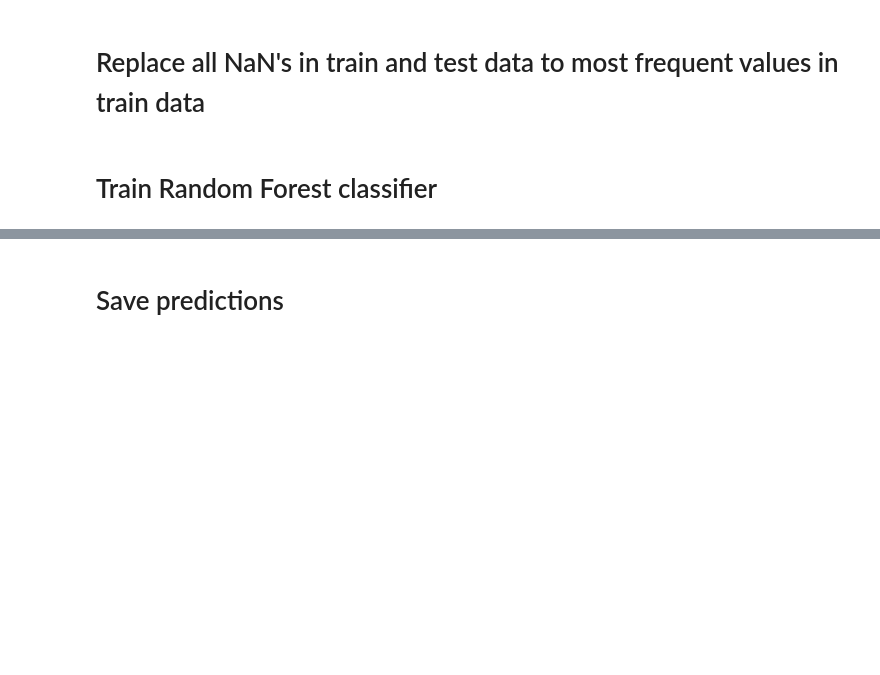
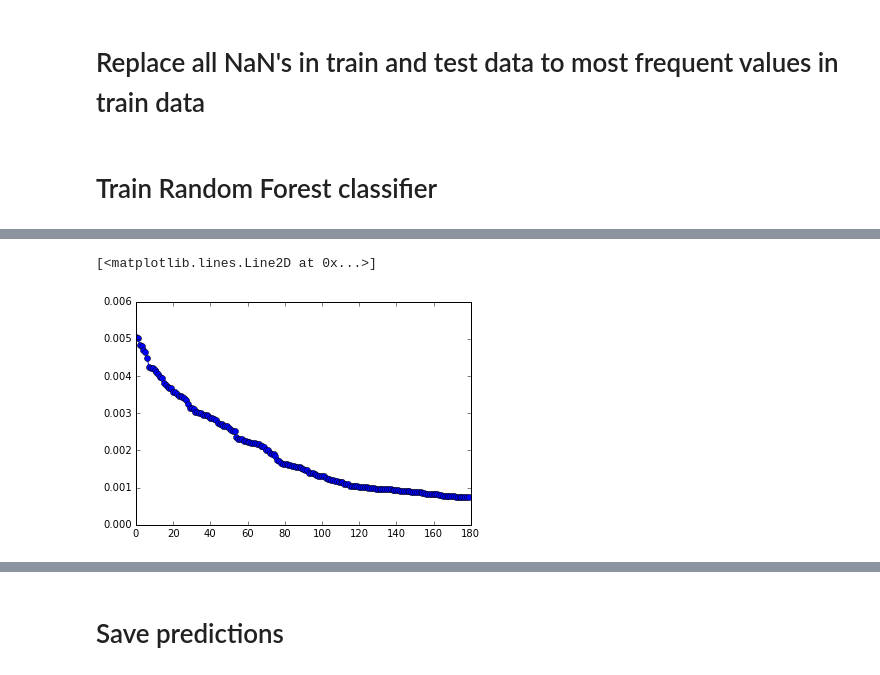
Before and after one commit to alexsyrom/SHAD_ML_KAGGLE_2, a Jupyter notebook: solution.ipynb, the cells around one changed output, grey strips where cells are left out. Cells and saved outputs as stored; diff of their text form; code cells hidden in the pictures; blank space fills up the shorter version.

```diff
--- a/solution.ipynb
+++ b/solution.ipynb
@@ -167,0 +167,5 @@ plot(importances[indices[:20]], '-o')
+# %%
+plot(importances[indices[20:200]], '-o')
+# %% [output]
+[<matplotlib.lines.Line2D at 0x...>]
+[figure, added]
```
Also changed, not shown: parts of 28 cells of this notebook, 1 other file.
